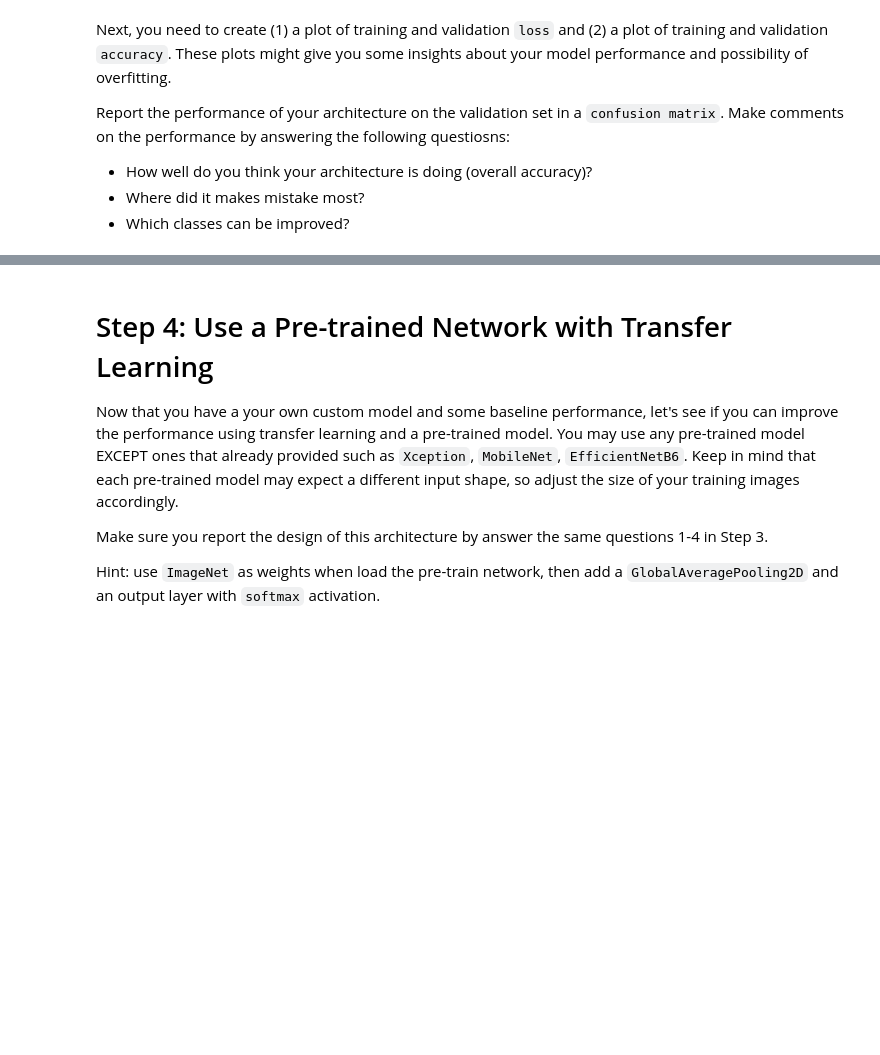
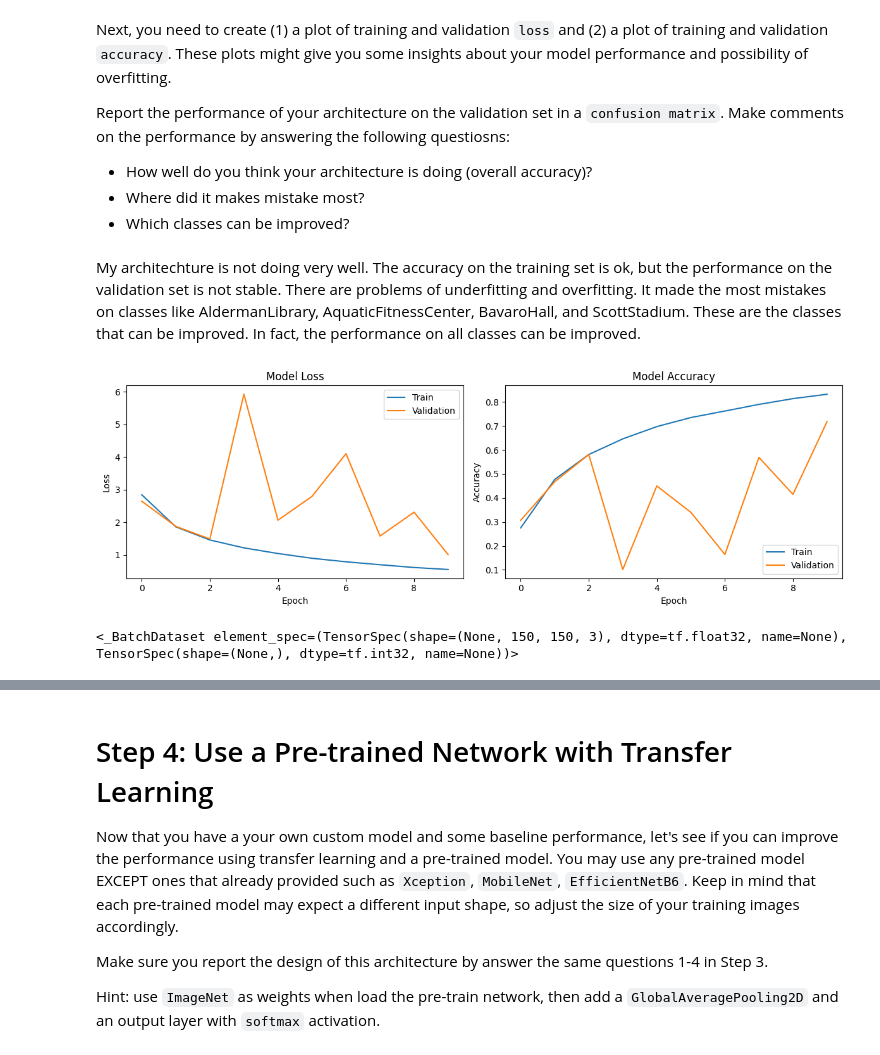
Before and after one commit to TzRRR/CS4774-Machine_Learning, a Jupyter notebook: “CS4774_Codeathon_2_ipynb”.ipynb, the cells around one changed output, grey strips where cells are left out. Cells and saved outputs as stored; diff of their text form; code cells hidden in the pictures; blank space fills up the shorter version.

```diff
--- a/“CS4774_Codeathon_2_ipynb”.ipynb
+++ b/“CS4774_Codeathon_2_ipynb”.ipynb
@@ -197,7 +187,7 @@ _________________________________________________________________
 # %% [markdown]
 After designing the model, you will need to train it. In order to train, you will need to pick a number of `epoch` (iteration), which `optimizer` to use (from  `keras.optimizers`), a `loss` function, and some `metrics`.
 # %%
-myEpochs = 30
+myEpochs = 10
 myOptimizer = 'sgd'
 myLoss = 'sparse_categorical_crossentropy'
 myMetrics = 'accuracy'
@@ -217,0 +224,31 @@ Report the performance of your architecture on the validation set in a `confusio
+# %% [markdown]
+My architechture is not doing very well. The accuracy on the training set is ok, but the performance on the validation set is not stable. There are problems of underfitting and overfitting. It made the most mistakes on classes like   AldermanLibrary, AquaticFitnessCenter, BavaroHall, and ScottStadium. These are the classes that can be improved. In fact, the performance on all classes can be improved.
+# %%
+# Your evaluation code here
+import matplotlib.pyplot as plt
+
+plt.figure(figsize=(12, 4))
+plt.subplot(1, 2, 1)
+plt.plot(history.history['loss'])
+plt.plot(history.history['val_loss'])
+plt.title('Model Loss')
+plt.ylabel('Loss')
+plt.xlabel('Epoch')
+plt.legend(['Train', 'Validation'], loc='upper right')
+
+plt.subplot(1, 2, 2)
+plt.plot(history.history['accuracy'])
+plt.plot(history.history['val_accuracy'])
+plt.title('Model Accuracy')
+plt.ylabel('Accuracy')
+plt.xlabel('Epoch')
+plt.legend(['Train', 'Validation'], loc='lower right')
+
+plt.tight_layout()
+plt.show()
+# %% [output]
+[figure, added]
+# %%
+print(validation_ds)
+# %% [output]
+<_BatchDataset element_spec=(TensorSpec(shape=(None, 150, 150, 3), dtype=tf.float32, name=None), TensorSpec(shape=(None,), dtype=tf.int32, name=None))>
```
Also changed, not shown: parts of 20 cells of this notebook.
